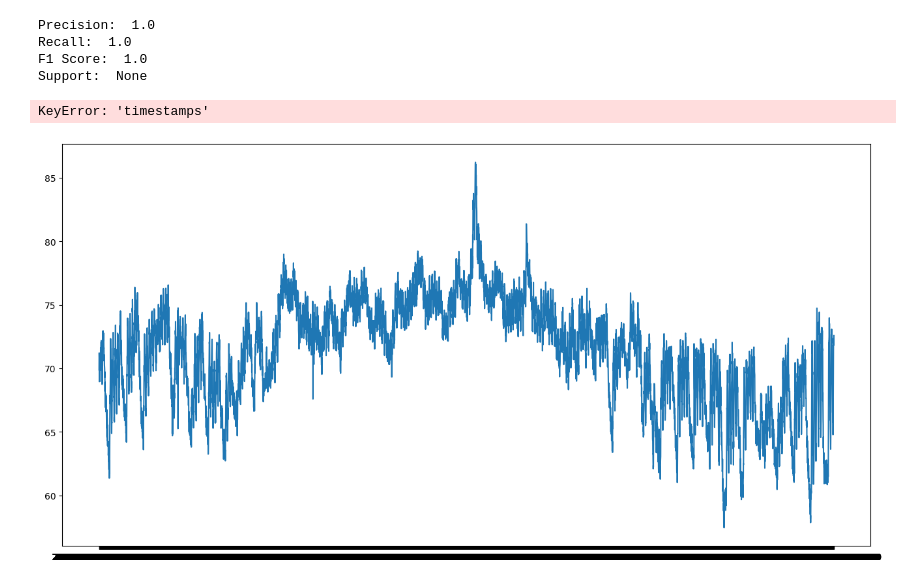
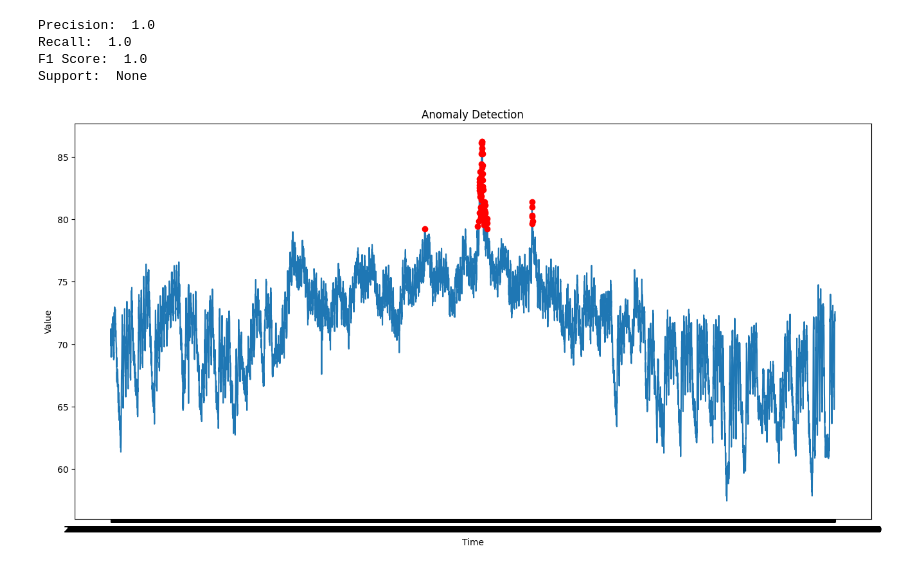
Before and after one commit to Liziye725/data_analysis_model, a Jupyter notebook: TimeSeriesAnomalyDetection/TimeSeriesAnomalyDetection.ipynb, the cells around one changed output. Drawn from its saved outputs; the diff is of its cells as text; code cells hidden in the pictures.

Commit message:
fix bugs - timestamps

```diff
--- a/TimeSeriesAnomalyDetection/TimeSeriesAnomalyDetection.ipynb
+++ b/TimeSeriesAnomalyDetection/TimeSeriesAnomalyDetection.ipynb
@@ -82,13 +96,12 @@ Support:  None
 # %%
 plt.figure(figsize=(16, 8))
 plt.plot(data_converted['timestamp'],
          data_converted['value'])
-plt.plot(data_converted['timestamps'][anomalous],
+plt.plot(data_converted['timestamp'][anomalous],
          data_converted['value'][anomalous], 'ro')
 plt.title('Anomaly Detection')
 plt.xlabel('Time')
 plt.ylabel('Value')
 plt.show()
 # %% [output]
-KeyError: 'timestamps'
-[figure, old version]
+[figure, new version]
```
Also changed, not shown: parts of 2 cells of this notebook, 1 other file.
